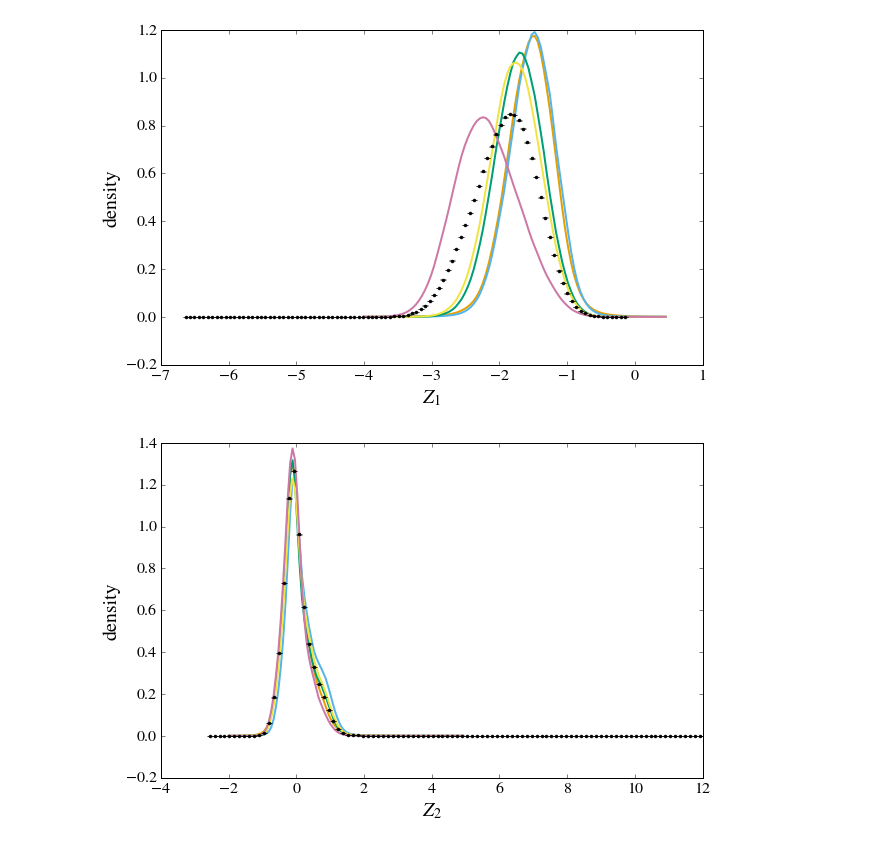
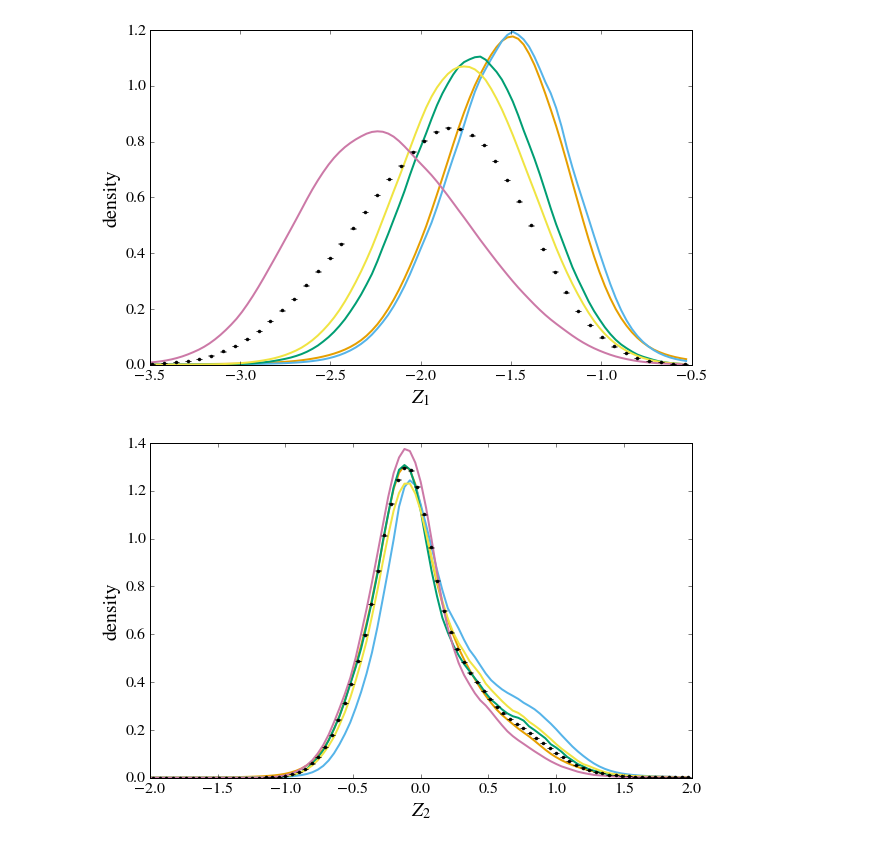
Before and after one commit to jkim-/bdtaunu_signal_extraction, a Jupyter notebook: visualization/mc.central/stacked_components.ipynb, the cells around one changed output. Cells and saved outputs as stored; diff of their text form; code cells hidden in the pictures.

```diff
--- a/visualization/mc.central/stacked_components.ipynb
+++ b/visualization/mc.central/stacked_components.ipynb
@@ -23,13 +23,19 @@ optimized_stacked_y_fout = parser.get('stacked', 'optimized_stacked_y_fout')
 truth_stacked_x_fout = parser.get('stacked', 'truth_stacked_x_fout')
 truth_stacked_y_fout = parser.get('stacked', 'truth_stacked_y_fout')
 overlay_x_fout = parser.get('stacked', 'overlay_x_fout')
-overlay_stacked_y_fout = parser.get('stacked', 'overlay_y_fout')
+overlay_y_fout = parser.get('stacked', 'overlay_y_fout')
 
 true_proportions = map(float, parser.get('stacked', 'true_proportions').split())
 optimized_proportions = map(float, parser.get('stacked', 'true_proportions').split())
 
 plot_truth_stack = bool(int(parser.get('stacked', 'plot_truth_stack')))
 save_fig = bool(int(parser.get('stacked', 'save_fig')))
+
+
+z1_min = float(parser.get('individual', 'z1_min'))
+z1_max = float(parser.get('individual', 'z1_max'))
+z2_min = float(parser.get('individual', 'z2_min'))
+z2_max = float(parser.get('individual', 'z2_max'))
 # %%
 test_data = np.genfromtxt(test_data_dir + '/' + test_fin)
 # %%
@@ -38,18 +44,22 @@ stack_y = np.genfromtxt(mpl_data_dir + '/' + y_fin)
 # %%
 fig = plt.figure(figsize=(6*1.618,6))
 ax = fig.add_subplot(1,1,1)
 plot_densities(stack_x, stacked=False, ax=ax, xlabel=r'$Z_1$')
 plot_data1d_histogram(test_data[:,0], weights=test_data[:,2], bins=100,normed=True, ax=ax, xlabel=r'$Z_1$');
+ax.set_xlim(z1_min, z1_max)
+ax.set_ylim(0)
 if save_fig: fig.savefig(overlay_x_fout)
 
 fig = plt.figure(figsize=(6*1.618,6))
 ax = fig.add_subplot(1,1,1)
 plot_densities(stack_y, stacked=False, ax=ax, xlabel=r'$Z_2$')
-plot_data1d_histogram(test_data[:,1], weights=test_data[:,2], bins=100,normed=True, ax=ax, xlabel=r'$Z_2$');
+plot_data1d_histogram(test_data[:,1], weights=test_data[:,2], bins=300,normed=True, ax=ax, xlabel=r'$Z_2$');
+ax.set_xlim(z2_min, z2_max)
+ax.set_ylim(0)
 if save_fig: fig.savefig(overlay_y_fout)
 # %% [output]
-[figure, old version]
+[figure, new version]
-[figure, old version]
+[figure, new version]
 # %%
 fig = plt.figure(figsize=(6*1.618,6))
 ax = fig.add_subplot(1,1,1)
```
Also changed, not shown: parts of 2 cells of this notebook, 9 other files.
